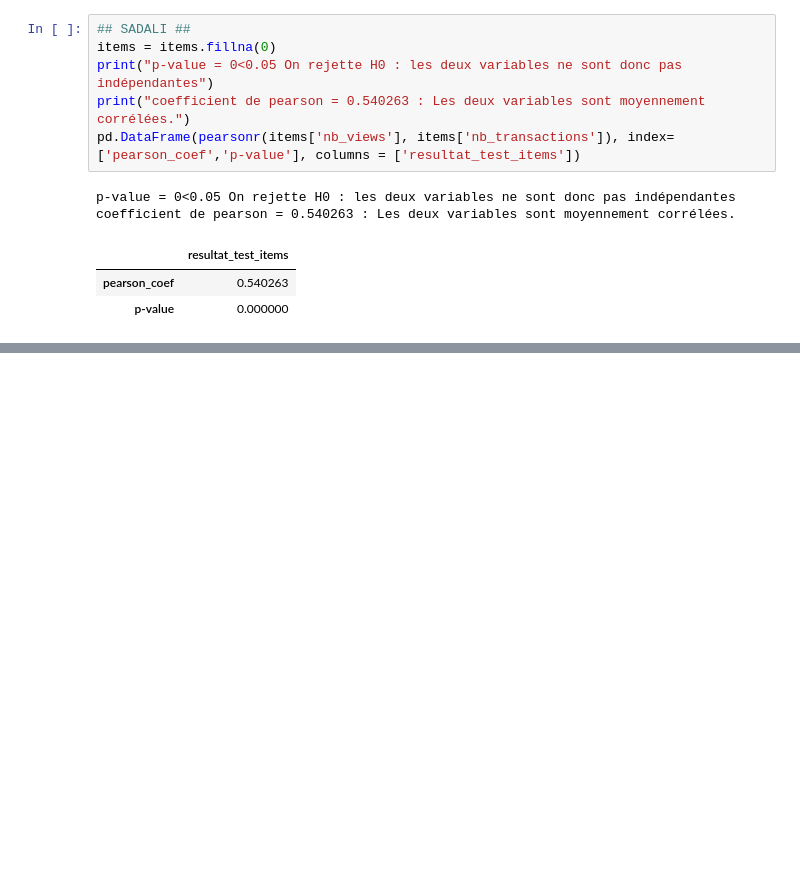
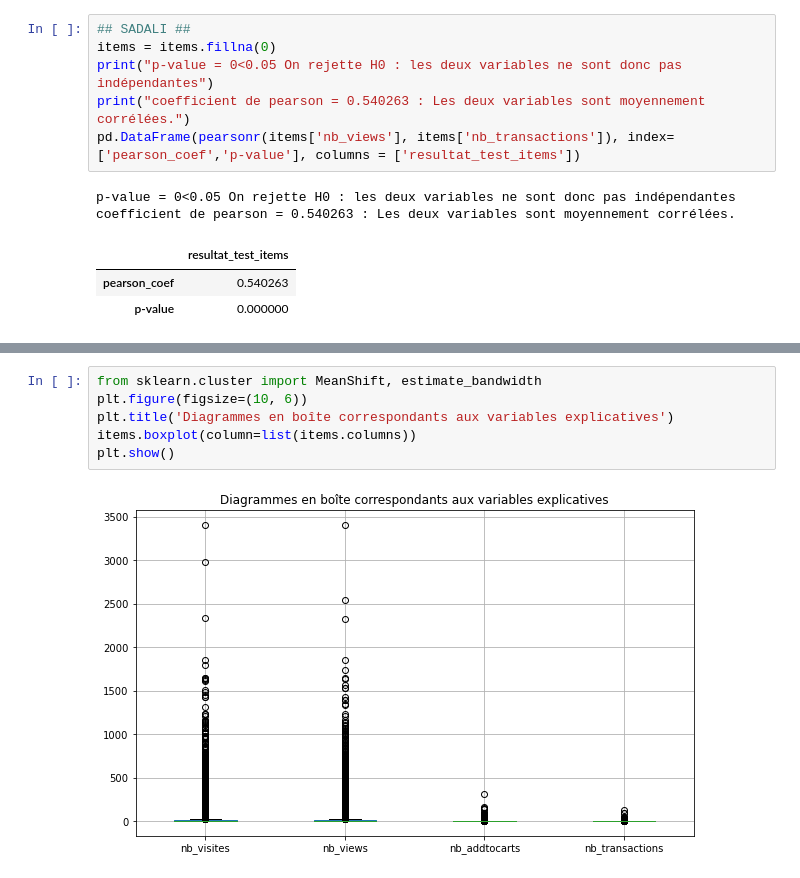
Before and after one commit to soopajot/eCommerce_Customer_Behavior, a Jupyter notebook: suivi_utilisateurs.ipynb, the cells around one changed output, grey strips where cells are left out. Saved outputs shown, nothing was run; the diff lists cells and outputs as text; blank space fills up the shorter version.

```diff
--- a/suivi_utilisateurs.ipynb
+++ b/suivi_utilisateurs.ipynb
@@ -413,0 +532,8 @@ top_produits
+# %%
+from sklearn.cluster import MeanShift, estimate_bandwidth
+plt.figure(figsize=(10, 6))
+plt.title('Diagrammes en boîte correspondants aux variables explicatives')
+items.boxplot(column=list(items.columns))
+plt.show()
+# %% [output]
+[figure, added]
```
Also changed, not shown: parts of 20 cells of this notebook.
